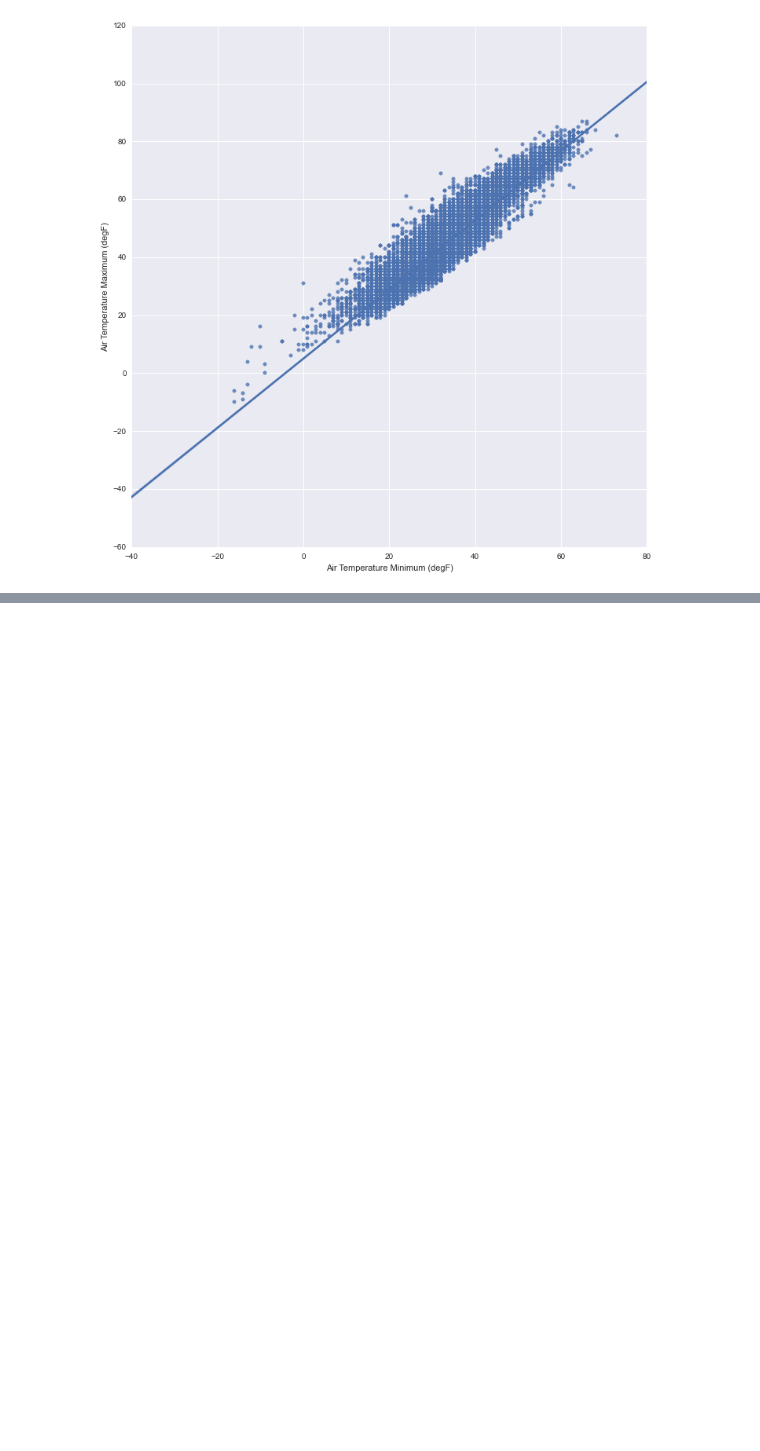
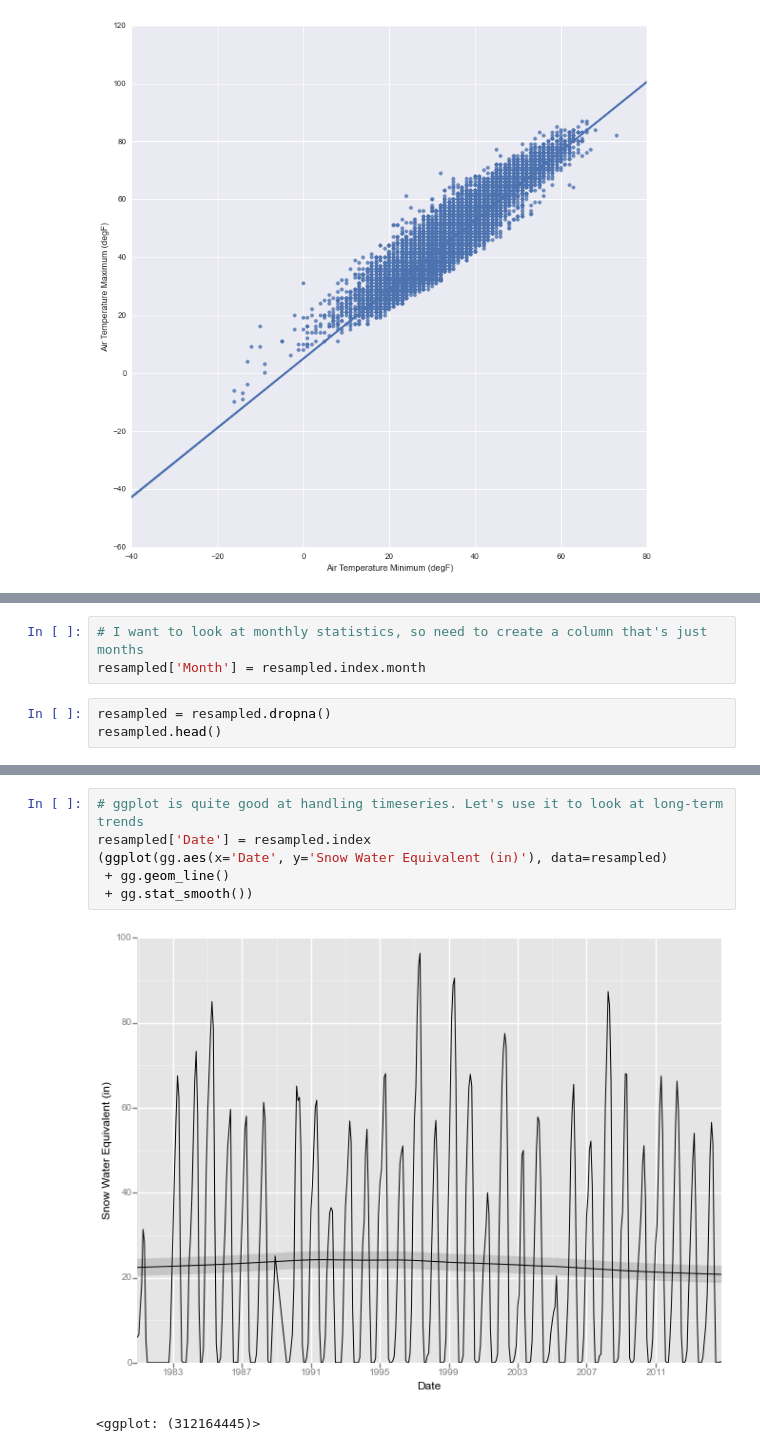
Before and after one commit to wrobstory/pdxdatasci2014, a Jupyter notebook: PDX_DataSci_Snotel.ipynb, the cells around one changed output, grey strips where cells are left out. Cells and saved outputs as stored; diff of their text form; blank space fills up the shorter version.

```diff
--- a/PDX_DataSci_Snotel.ipynb
+++ b/PDX_DataSci_Snotel.ipynb
@@ -51,0 +81,6 @@ sns.lmplot("Air Temperature Minimum (degF)", "Air Temperature Maximum (degF)", d
+# %%
+# I want to look at monthly statistics, so need to create a column that's just months
+resampled['Month'] = resampled.index.month
+# %%
+resampled = resampled.dropna()
+resampled.head()
@@ -51,0 +95,9 @@ sns.lmplot("Air Temperature Minimum (degF)", "Air Temperature Maximum (degF)", d
+# %%
+# ggplot is quite good at handling timeseries. Let's use it to look at long-term trends
+resampled['Date'] = resampled.index
+(ggplot(gg.aes(x='Date', y='Snow Water Equivalent (in)'), data=resampled)
+ + gg.geom_line()
+ + gg.stat_smooth())
+# %% [output]
+[figure, added]
+<ggplot: (312164445)>
```
Also changed, not shown: parts of 9 cells of this notebook.
